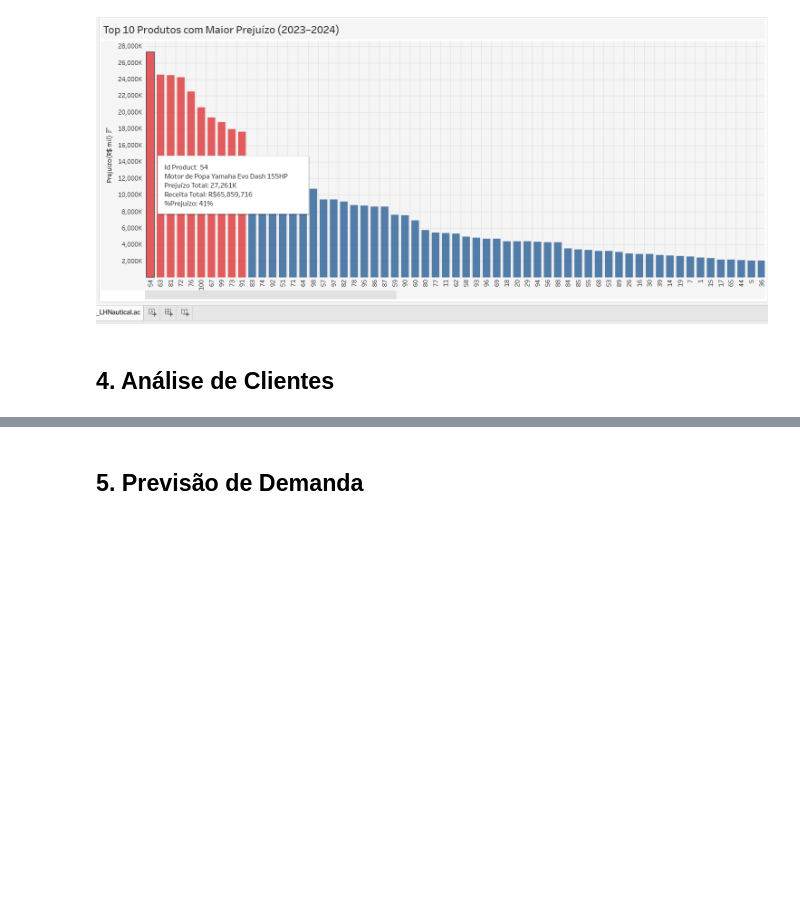
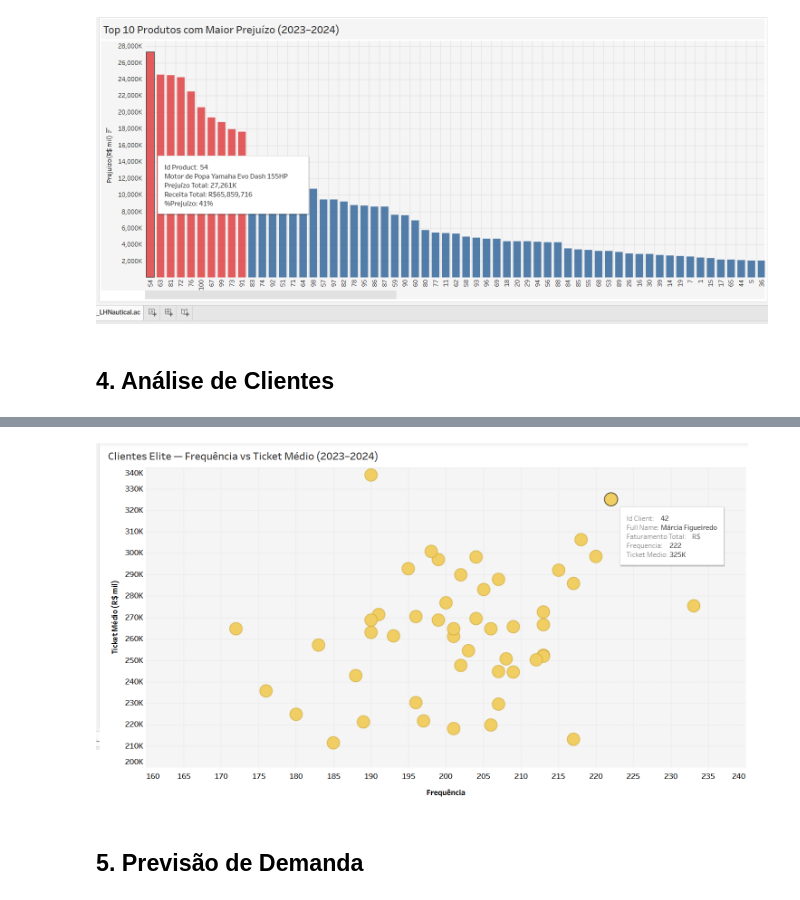
Before and after one commit to Lucbran1/DesafioLighthouse_LH_Nautical_LBrandao, a Jupyter notebook: 02_notebooks/lh_nautical_analysis.ipynb, the cells around one changed output, grey strips where cells are left out. Saved outputs shown, nothing was run; the diff lists cells and outputs as text; code cells hidden in the pictures; blank space fills up the shorter version.

Commit message:
Add sales analysis and elite customer segmentation dashboards with Tableau

```diff
--- a/02_notebooks/lh_nautical_analysis.ipynb
+++ b/02_notebooks/lh_nautical_analysis.ipynb
@@ -270,3 +358,9 @@ Image("../05_outputs/figures/q4.dashboard_LHNautical_Prejuizos2023_24.png")
+# %%
+from IPython.display import Image
+
+Image("../05_outputs/figures/q5.dashboard_LHNautical_Elite Customers Analysis.png")
+# %% [output]
+[figure, added]
 # %% [markdown]
 ## 5. Previsão de Demanda
 # %% [markdown]
```
Also changed, not shown: parts of 13 cells of this notebook, 4 other files.
